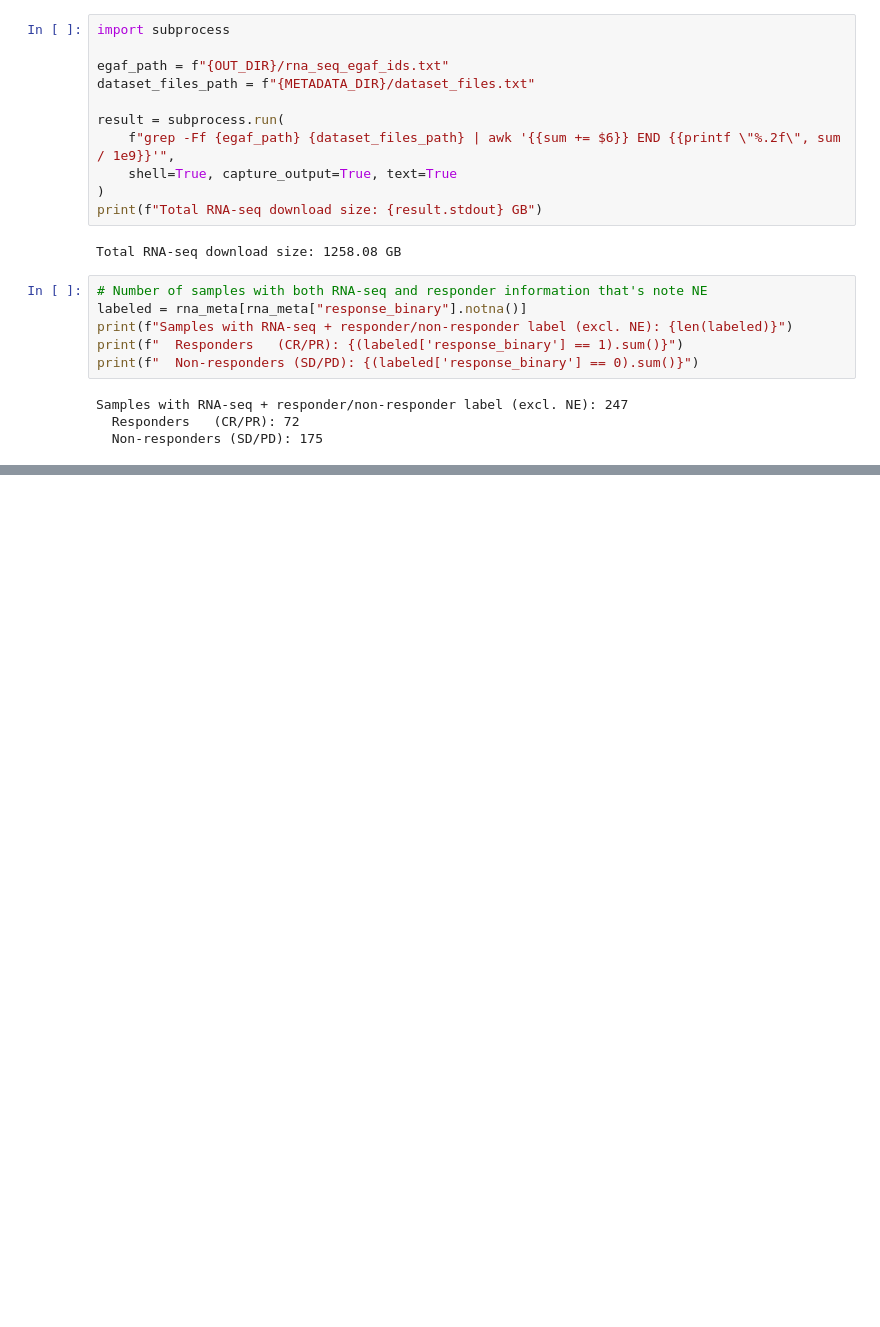
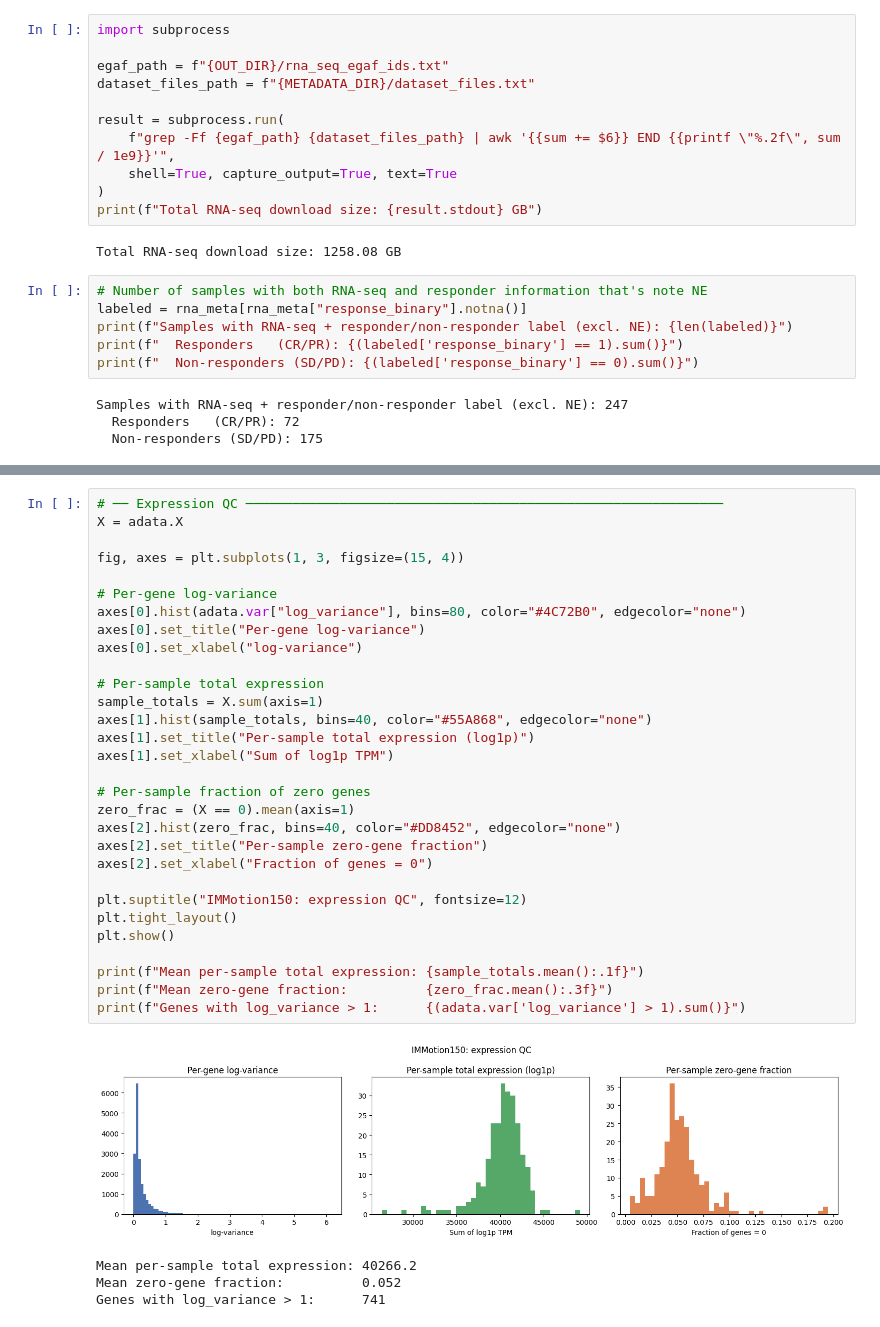
Before and after one commit to serenaklm/RNA-FM-benchmarking, a Jupyter notebook: data_preprocessing/immunotherapy_cohorts/IMMotion150/process_IMMotion150.ipynb, the cells around one changed output, grey strips where cells are left out. Saved outputs shown, nothing was run; the diff lists cells and outputs as text; blank space fills up the shorter version.

```diff
--- a/data_preprocessing/immunotherapy_cohorts/IMMotion150/process_IMMotion150.ipynb
+++ b/data_preprocessing/immunotherapy_cohorts/IMMotion150/process_IMMotion150.ipynb
@@ -209,0 +344,35 @@ Samples with RNA-seq + responder/non-responder label (excl. NE): 247
+# %%
+# ── Expression QC ─────────────────────────────────────────────────────────────
+X = adata.X
+
+fig, axes = plt.subplots(1, 3, figsize=(15, 4))
+
+# Per-gene log-variance
+axes[0].hist(adata.var["log_variance"], bins=80, color="#4C72B0", edgecolor="none")
+axes[0].set_title("Per-gene log-variance")
+axes[0].set_xlabel("log-variance")
+
+# Per-sample total expression
+sample_totals = X.sum(axis=1)
+axes[1].hist(sample_totals, bins=40, color="#55A868", edgecolor="none")
+axes[1].set_title("Per-sample total expression (log1p)")
+axes[1].set_xlabel("Sum of log1p TPM")
+
+# Per-sample fraction of zero genes
+zero_frac = (X == 0).mean(axis=1)
+axes[2].hist(zero_frac, bins=40, color="#DD8452", edgecolor="none")
+axes[2].set_title("Per-sample zero-gene fraction")
+axes[2].set_xlabel("Fraction of genes = 0")
+
+plt.suptitle("IMMotion150: expression QC", fontsize=12)
+plt.tight_layout()
+plt.show()
+
+print(f"Mean per-sample total expression: {sample_totals.mean():.1f}")
+print(f"Mean zero-gene fraction:          {zero_frac.mean():.3f}")
+print(f"Genes with log_variance > 1:      {(adata.var['log_variance'] > 1).sum()}")
+# %% [output]
+[figure, added]
+Mean per-sample total expression: 40266.2
+Mean zero-gene fraction:          0.052
+Genes with log_variance > 1:      741
```
Also changed, not shown: parts of 14 cells of this notebook, 47 other files.
